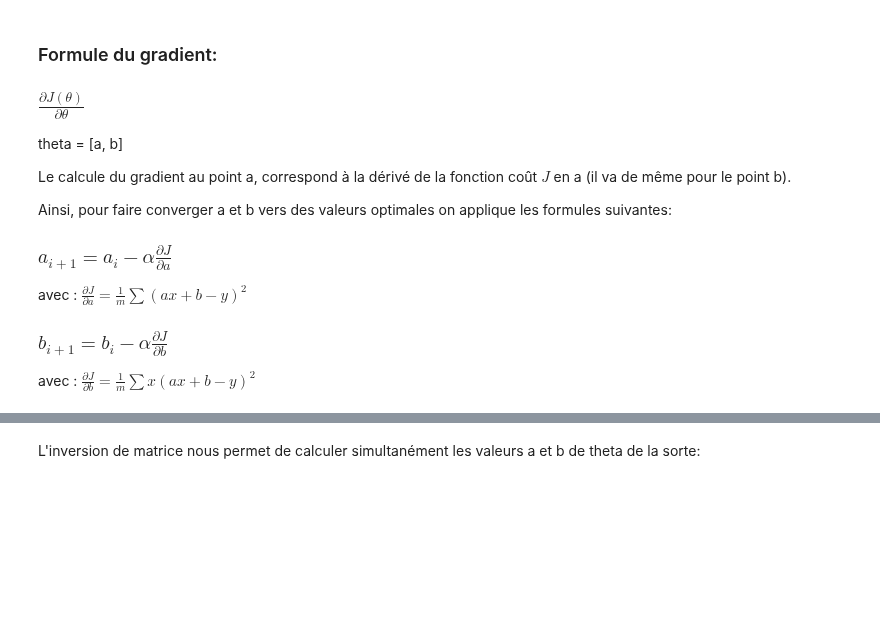
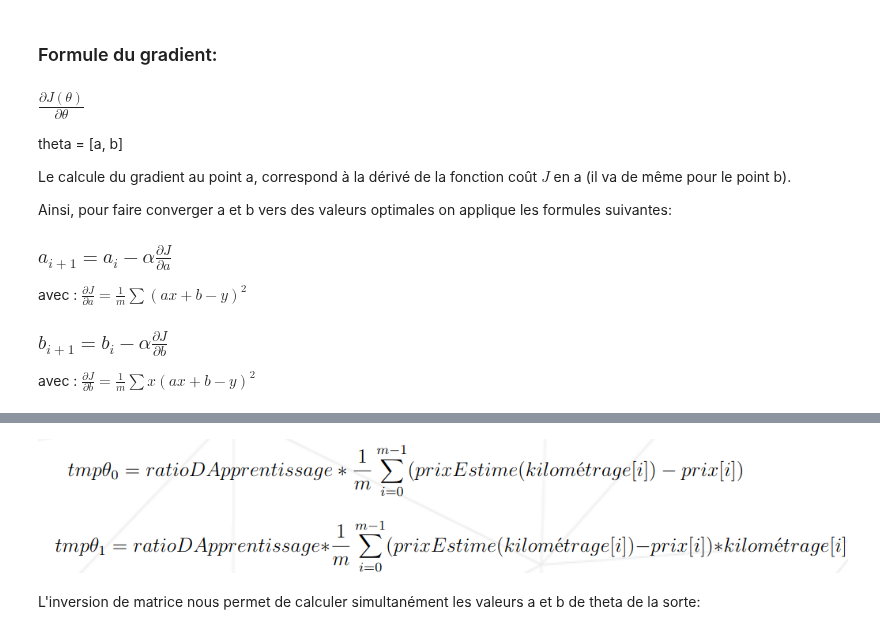
Before and after one commit to ImenHay/linear_regression, a Jupyter notebook: regression.ipynb, the cells around one changed output, grey strips where cells are left out. Cells and saved outputs as stored; diff of their text form; code cells hidden in the pictures; blank space fills up the shorter version.

```diff
--- a/regression.ipynb
+++ b/regression.ipynb
@@ -112,3 +121,7 @@ avec : $ \frac{\partial J }{\partial b} = \frac{1}{m} \sum x(ax + b - y)^2$
+# %%
+Image(filename='formules_thetas.png')
+# %% [output]
+[figure, added]
 # %% [markdown]
 L'inversion de matrice nous permet de calculer simultanément les valeurs a et b de theta de la sorte:
 # %% [markdown]
```
Also changed, not shown: parts of 5 cells of this notebook, 2 other files.
